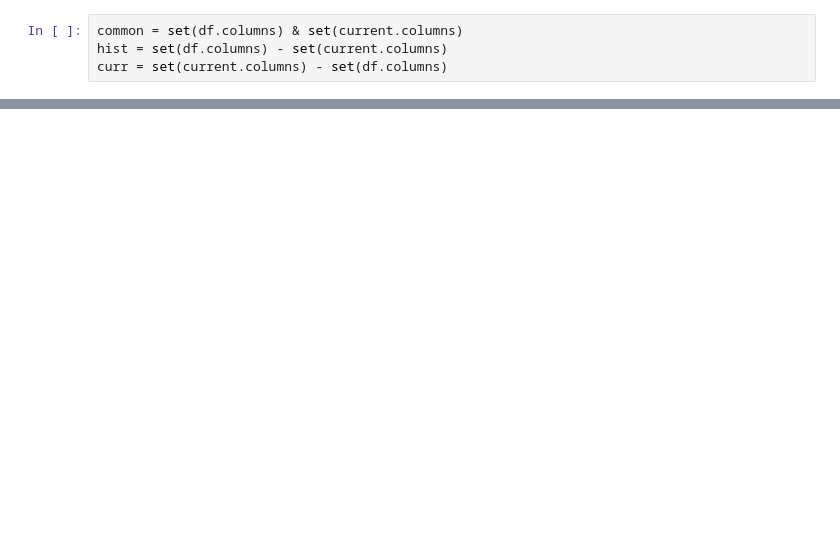
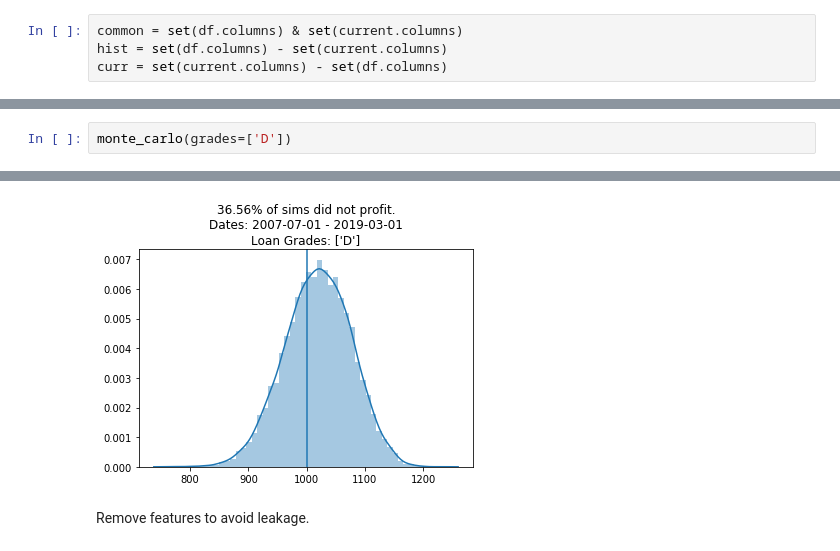
Before and after one commit to LambdaSchool/DS-Unit-2-Classification-2, a Jupyter notebook: Paul_K_Classification_2.ipynb, the cells around one changed output, grey strips where cells are left out. Saved outputs shown, nothing was run; the diff lists cells and outputs as text; blank space fills up the shorter version.

```diff
--- a/Paul_K_Classification_2.ipynb
+++ b/Paul_K_Classification_2.ipynb
@@ -56,0 +194,3 @@ dic.head()
+# %%
+monte_carlo(grades=['D'])
+# %% [output]
@@ -56,0 +198,3 @@ dic.head()
+[figure, added]
+# %% [markdown]
+Remove features to avoid leakage.
```
Also changed, not shown: parts of 55 cells of this notebook.
